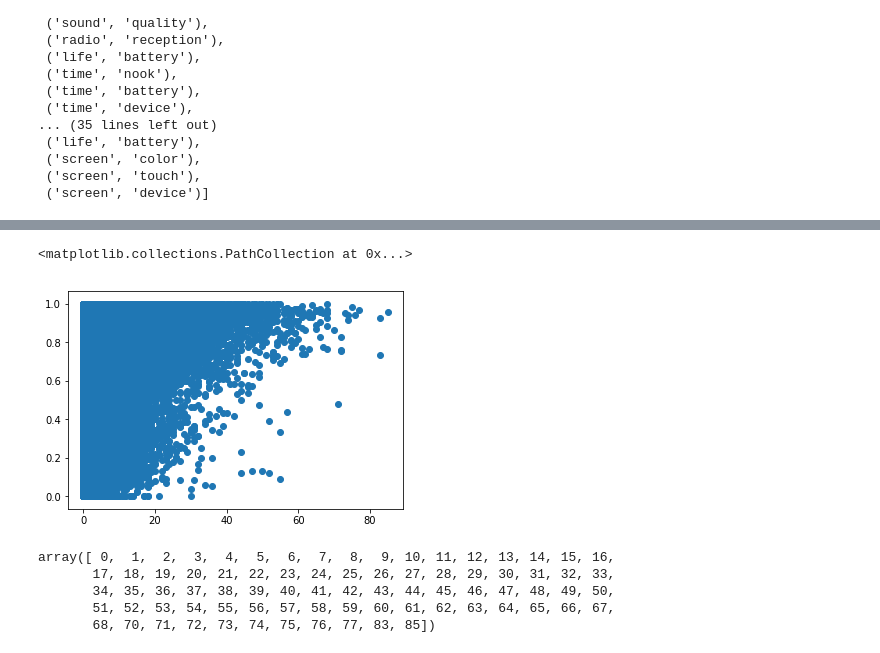
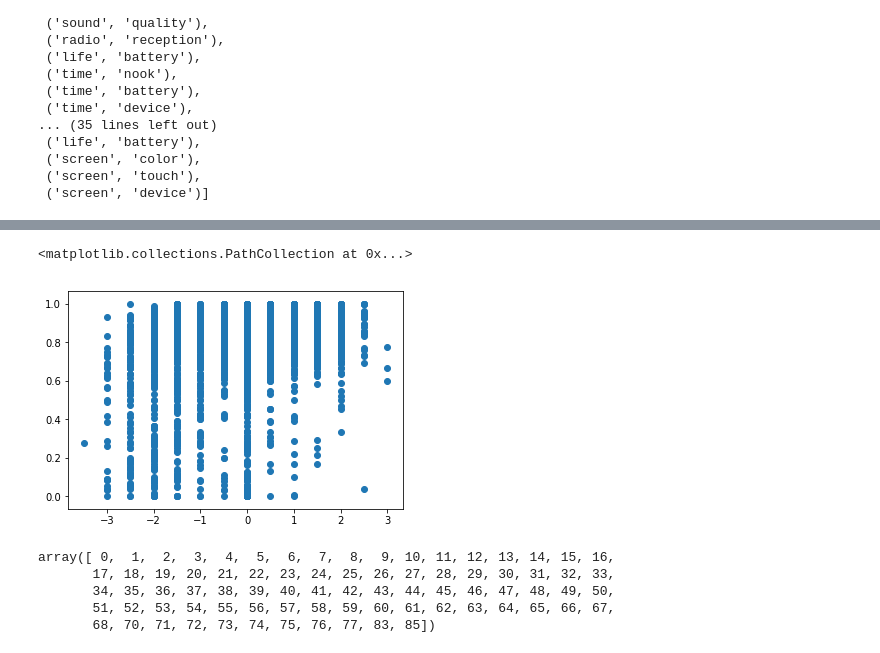
Before and after one commit to paramansh/Helpfulness-Analysis, a Jupyter notebook: aspect_extraction.ipynb, the cells around one changed output, grey strips where cells are left out. Cells and saved outputs as stored; diff of their text form; code cells hidden in the pictures.

```diff
--- a/Aspect ExtractionV2.ipynb
+++ b/aspect_extraction.ipynb
@@ -5,7 +5,7 @@ import numpy as np
 import itertools
 import matplotlib.pyplot as plt
 # %%
-df = pd.read_pickle('plg/data_frames/Electronics_5.pkl')
+df = pd.read_pickle('plg/data_frames/Cell_Phones_and_Accessories_5.pkl')
 # %%
 df.head()
 # %% [output]
@@ -191,10 +145,10 @@ num_aspects = [int(a) for a in num_aspects]
 # %%
 x = [(a // 1) * 1 for a in num_aspects]
 # %%
-plt.scatter(x, y_all)
+plt.scatter(X_all, y_all)
 # %% [output]
 <matplotlib.collections.PathCollection at 0x...>
-[figure, old version]
+[figure, new version]
 # %%
 df2 = pd.DataFrame({'num_aspects':x, 'helpful':y_all})
 # %%
```
Also changed, not shown: parts of 11 cells of this notebook, 16 other files.
